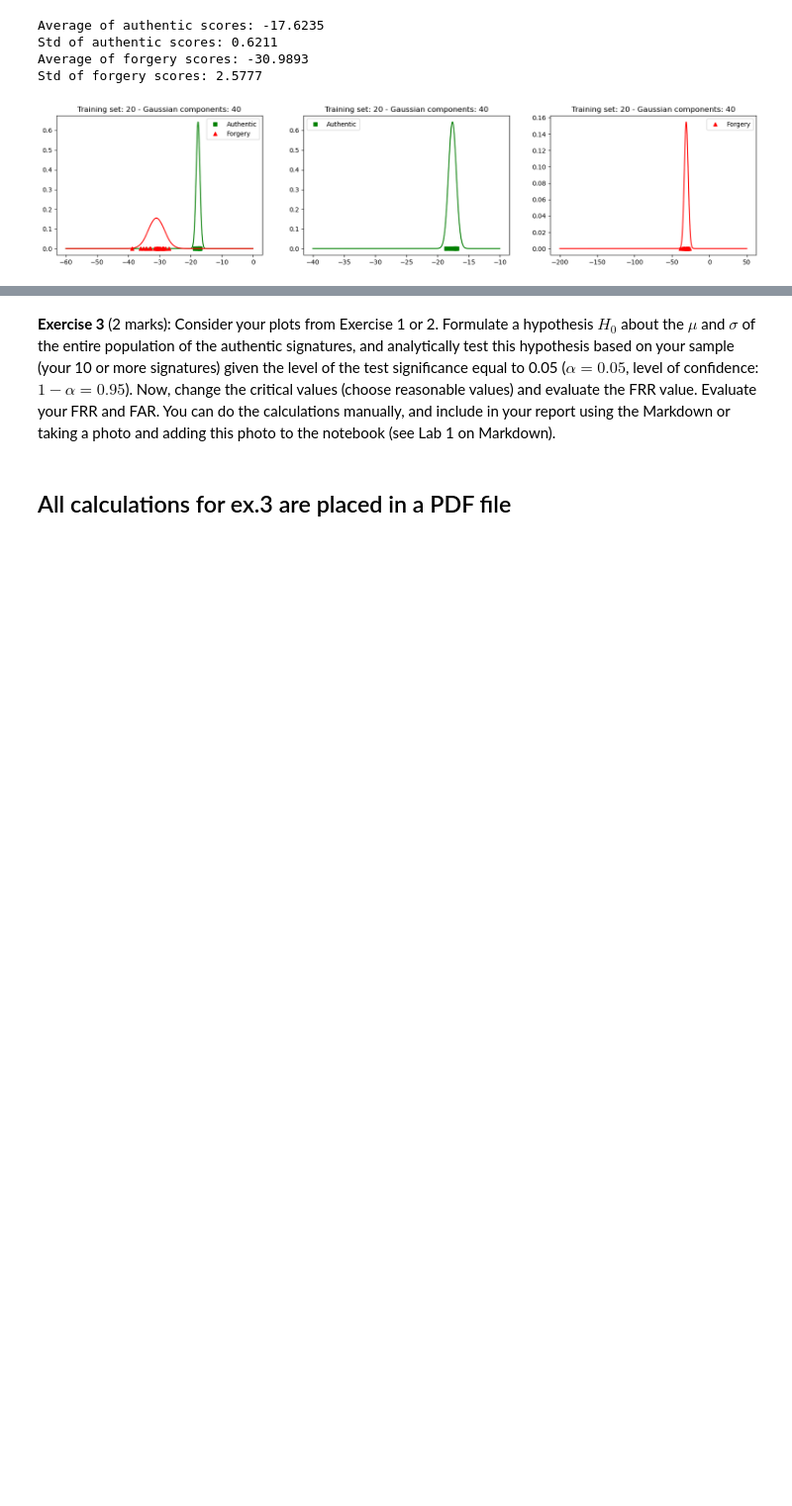
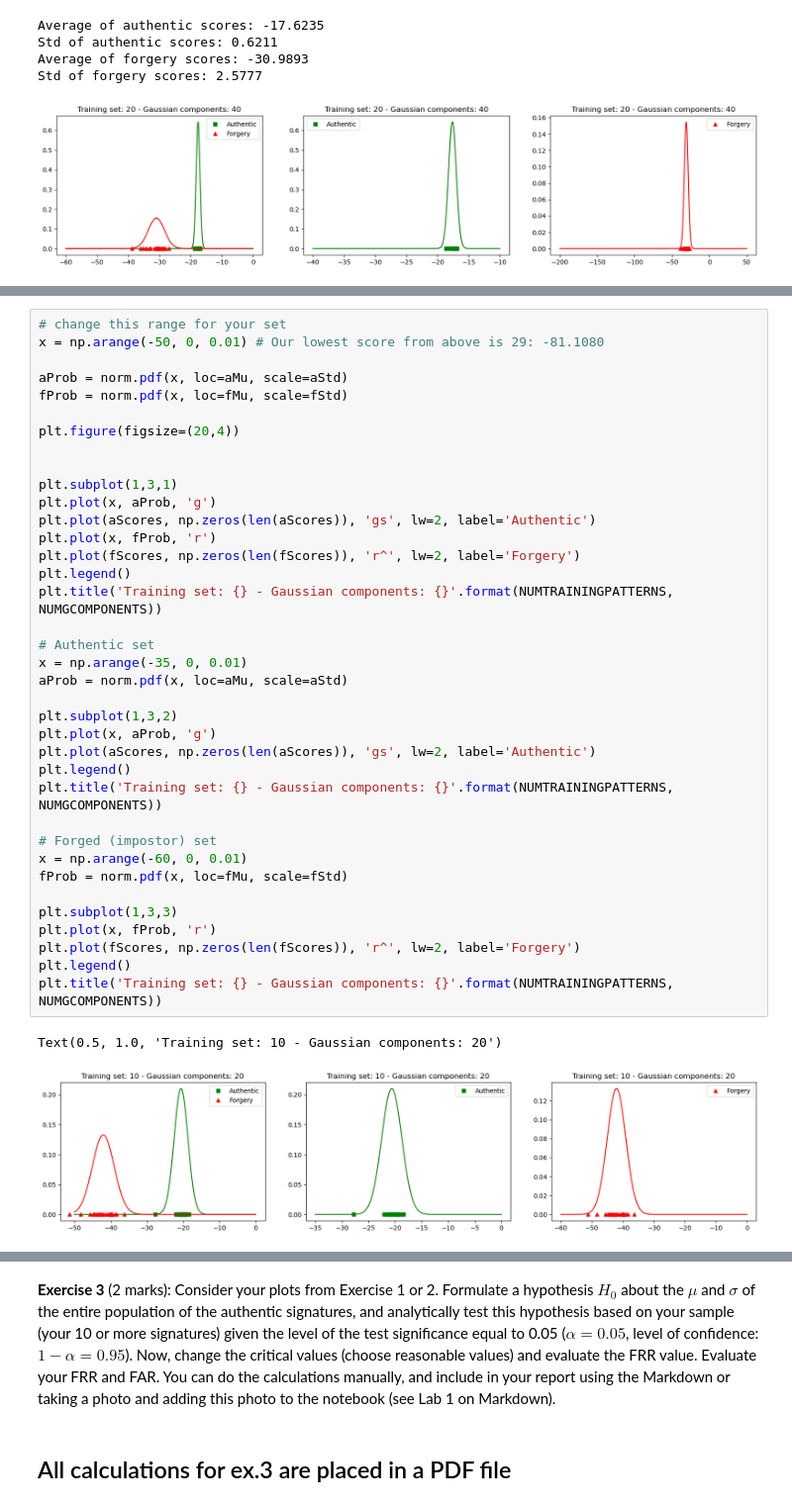
Before and after one commit to Abhay2412/ENCM509Labs, a Jupyter notebook: Lab 3/Lab3-SigVerif GMM_2024W-AbhayKhosla.ipynb, the cells around one changed output, grey strips where cells are left out. Shown at 99% size. Cells and saved outputs as stored; diff of their text form; blank space fills up the shorter version.

Commit message:
Finish Exercise 2 plots for Lab 3, analysis is remaining and conclusion

```diff
--- a/Lab 3/Lab3-SigVerif GMM_2024W-AbhayKhosla.ipynb
+++ b/Lab 3/Lab3-SigVerif GMM_2024W-AbhayKhosla.ipynb
@@ -358 +425,41 @@ Std of forgery scores: 9.1791
+# %%
+# change this range for your set
+x = np.arange(-50, 0, 0.01) # Our lowest score from above is 29: -81.1080
+
+aProb = norm.pdf(x, loc=aMu, scale=aStd)
+fProb = norm.pdf(x, loc=fMu, scale=fStd)
+
+plt.figure(figsize=(20,4))
+
+
+plt.subplot(1,3,1)
+plt.plot(x, aProb, 'g')
+plt.plot(aScores, np.zeros(len(aScores)), 'gs', lw=2, label='Authentic')
+plt.plot(x, fProb, 'r')
+plt.plot(fScores, np.zeros(len(fScores)), 'r^', lw=2, label='Forgery')
+plt.legend()
+plt.title('Training set: {} - Gaussian components: {}'.format(NUMTRAININGPATTERNS, NUMGCOMPONENTS))
+
+# Authentic set
+x = np.arange(-35, 0, 0.01)
+aProb = norm.pdf(x, loc=aMu, scale=aStd)
+
+plt.subplot(1,3,2)
+plt.plot(x, aProb, 'g')
+plt.plot(aScores, np.zeros(len(aScores)), 'gs', lw=2, label='Authentic')
+plt.legend()
+plt.title('Training set: {} - Gaussian components: {}'.format(NUMTRAININGPATTERNS, NUMGCOMPONENTS))
+
+# Forged (impostor) set
+x = np.arange(-60, 0, 0.01)
+fProb = norm.pdf(x, loc=fMu, scale=fStd)
+
+plt.subplot(1,3,3)
+plt.plot(x, fProb, 'r')
+plt.plot(fScores, np.zeros(len(fScores)), 'r^', lw=2, label='Forgery')
+plt.legend()
+plt.title('Training set: {} - Gaussian components: {}'.format(NUMTRAININGPATTERNS, NUMGCOMPONENTS))
+# %% [output]
+Text(0.5, 1.0, 'Training set: 10 - Gaussian components: 20')
+[figure, added]
 # %%
```
Also changed, not shown: parts of 5 cells of this notebook.
